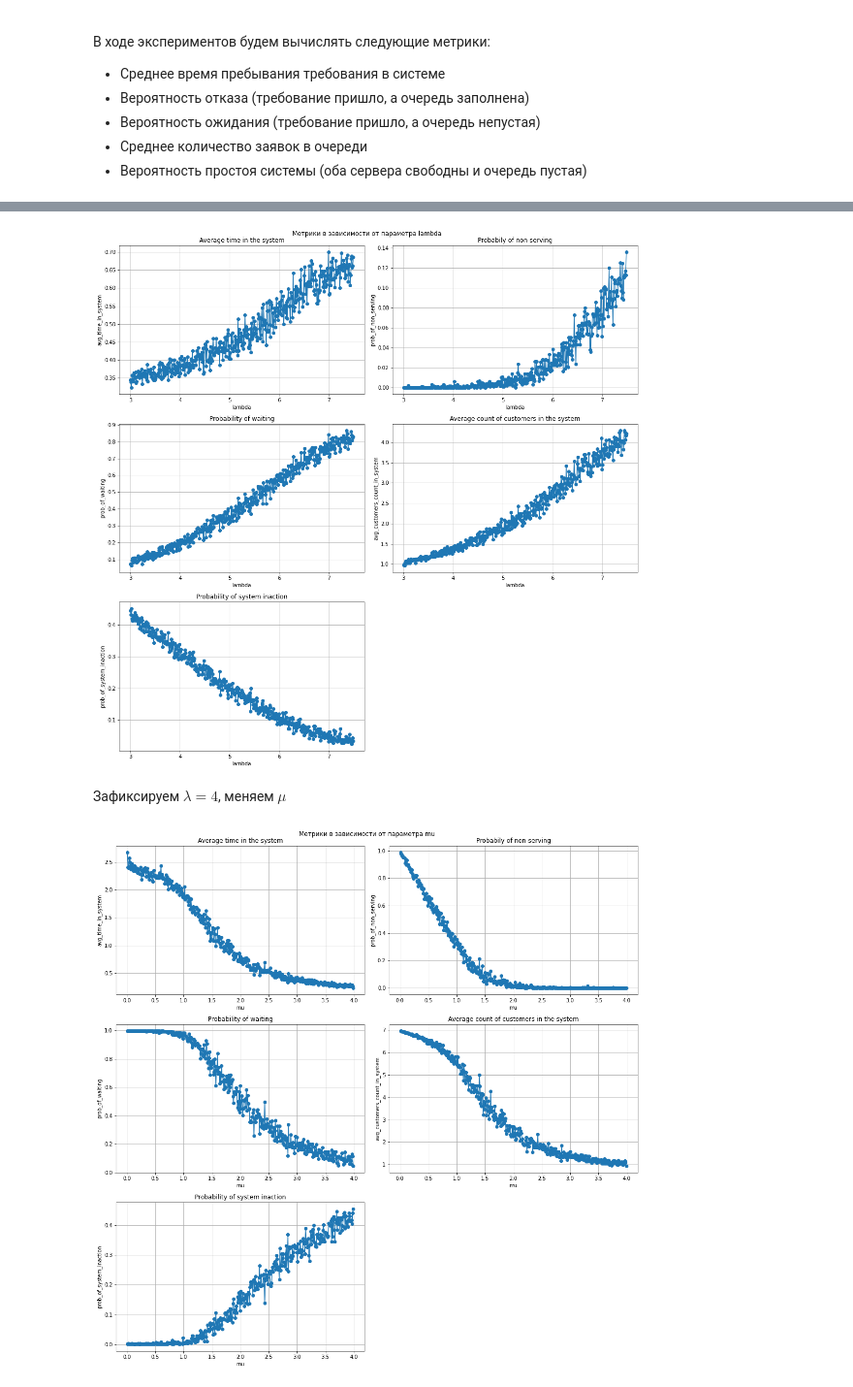
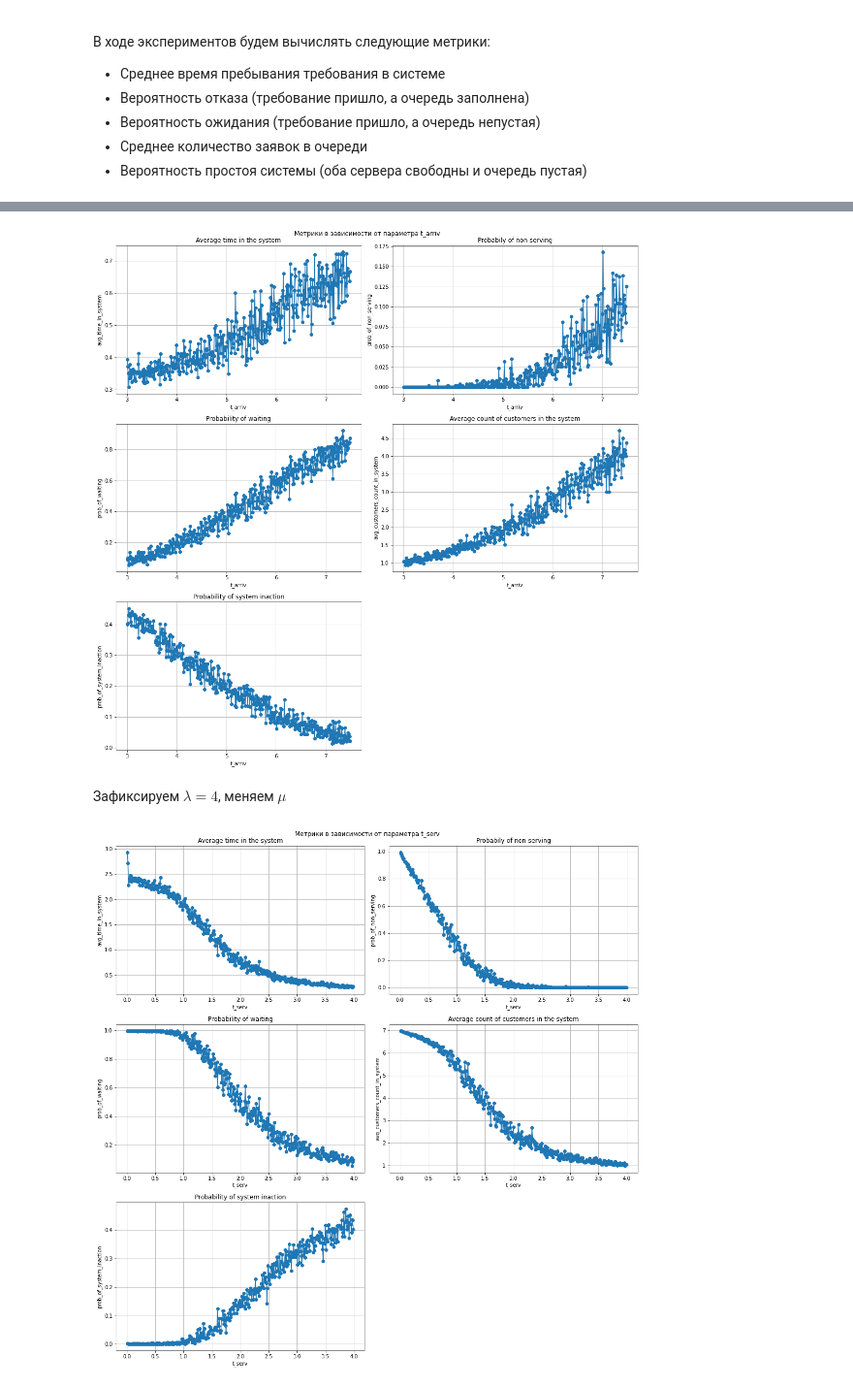
Before and after one commit to avmusatov/Queuing-theory-MMc, a Jupyter notebook: model.ipynb, the cells around one changed output, grey strips where cells are left out. Shown: that part at 97% size. Drawn from its saved outputs; the diff is of its cells as text; code cells hidden in the pictures.

```diff
--- a/model.ipynb
+++ b/model.ipynb
@@ -182,8 +182,8 @@ metrics_titles = ['Average time in the system',
                   'Average count of customers in the system',
                   'Probability of system inaction']
 # %%
-def run_mm2_queue(lbd, mu, cap, n_iter, seed=42):
-    system = QueueMM2(lbd, mu, cap)
+def run_mm2_queue(t_arrive, t_serv, cap, n_iter, seed=42):
+    system = QueueMM2(t_arrive, t_serv, cap)
     np.random.seed()
 
     for i in range(n_iter):
@@ -197,6 +197,8 @@ def run_mm2_queue(lbd, mu, cap, n_iter, seed=42):
         'avg_customers_count_in_system': system.get_avg_customers_count_in_system(),
         'prob_of_system_inaction': system.get_prob_of_system_inaction()
     }
+#     print(system.clock)
+#     print(system.num_arrivals)
 
     return metrics
 # %%
@@ -251,6 +253,6 @@ draw_metrics(lambdas, test_metrics, 'lambda')
 # %%
-mu_array = np.arange(1, 5, 0.01)
-lbd = 1
+t_serv_arr = np.arange(1, 5, 0.01)
+t_arriv = 1
 capacity = 5
 
 test_metrics = {
@@ -261,13 +263,13 @@ test_metrics = {
     'prob_of_system_inaction': list()
 }
 
-for mu in mu_array:
-    metrics = run_mm2_queue(lbd, mu, capacity, 1000)
+for t_serv in t_serv_arr:
+    metrics = run_mm2_queue(t_arriv, t_serv, capacity, 1000)
     test_metrics['avg_time_in_system'].append(metrics['avg_time_in_system'])
     test_metrics['prob_of_non_serving'].append(metrics['prob_of_non_serving'])
     test_metrics['prob_of_waiting'].append(metrics['prob_of_waiting'])
     test_metrics['avg_customers_count_in_system'].append(metrics['avg_customers_count_in_system'])
     test_metrics['prob_of_system_inaction'].append(metrics['prob_of_system_inaction'])
 
-draw_metrics(mu_array, test_metrics, 'mu')
+draw_metrics(t_serv_arr, test_metrics, 't_serv')
 # %% [output]
@@ -277,6 +279,6 @@ draw_metrics(mu_array, test_metrics, 'mu')
 # %%
-mu = 3
-lmd = 1
+t_serv = 3
+t_arriv = 1
 capacity = np.arange(1, 100)
 
 test_metrics = {
@@ -288,7 +290,7 @@ test_metrics = {
 }
 
 for cap in capacity:
-    metrics = run_mm2_queue(lmd, mu, cap, 1000)
+    metrics = run_mm2_queue(t_arriv, t_serv, cap, 1000)
     test_metrics['avg_time_in_system'].append(metrics['avg_time_in_system'])
     test_metrics['prob_of_non_serving'].append(metrics['prob_of_non_serving'])
     test_metrics['prob_of_waiting'].append(metrics['prob_of_waiting'])
@@ -304,7 +306,7 @@ draw_metrics(capacity, test_metrics, 'capacity')
 # %%
-mu = 3
+t_serv = 3
 int_size = 0.01
-lambdas = np.arange(mu, 5*mu/2, int_size)
+t_arriv_arr = np.arange(t_serv, 5*t_serv/2, int_size)
 capacity = 5
 
 test_metrics = {
@@ -315,42 +317,42 @@ test_metrics = {
     'prob_of_system_inaction': list()
 }
 
-for lbd in lambdas:
-    metrics = run_mm2_queue(lbd, mu, capacity, 3000)
+for t_arriv in t_arriv_arr:
+    metrics = run_mm2_queue(t_arriv, t_serv, capacity, 1000)
     test_metrics['avg_time_in_system'].append(metrics['avg_time_in_system'])
     test_metrics['prob_of_non_serving'].append(metrics['prob_of_non_serving'])
     test_metrics['prob_of_waiting'].append(metrics['prob_of_waiting'])
     test_metrics['avg_customers_count_in_system'].append(metrics['avg_customers_count_in_system'])
     test_metrics['prob_of_system_inaction'].append(metrics['prob_of_system_inaction'])
 
-draw_metrics(lambdas, test_metrics, 'lambda')
+draw_metrics(t_arriv_arr, test_metrics, 't_arriv')
 # %% [output]
-[figure, old version]
+[figure, new version]
 # %% [markdown]
 Зафиксируем $\lambda=4$, меняем $\mu$
 # %%
-mu_array = np.arange(0.01, 4, 0.01)
+t_serv_arr = np.arange(0.01, 4, 0.01)
 int_size = 0.01
-lbd = 4
+t_arriv = 4
 capacity = 5
 
 test_metrics = {
     'avg_time_in_system': list(),
     'prob_of_non_serving': list(),
     'prob_of_waiting': list(),
     'avg_customers_count_in_system': list(),
     'prob_of_system_inaction': list()
 }
 
-for mu in mu_array:
-    metrics = run_mm2_queue(lbd, mu, capacity, 1000)
+for t_serv in t_serv_arr:
+    metrics = run_mm2_queue(t_arriv, t_serv, capacity, 1000)
     test_metrics['avg_time_in_system'].append(metrics['avg_time_in_system'])
     test_metrics['prob_of_non_serving'].append(metrics['prob_of_non_serving'])
     test_metrics['prob_of_waiting'].append(metrics['prob_of_waiting'])
     test_metrics['avg_customers_count_in_system'].append(metrics['avg_customers_count_in_system'])
     test_metrics['prob_of_system_inaction'].append(metrics['prob_of_system_inaction'])
 
 
-draw_metrics(mu_array, test_metrics, 'mu')
+draw_metrics(t_serv_arr, test_metrics, 't_serv')
 # %% [output]
-[figure, old version]
+[figure, new version]
```
Also changed, not shown: parts of 11 cells of this notebook.
